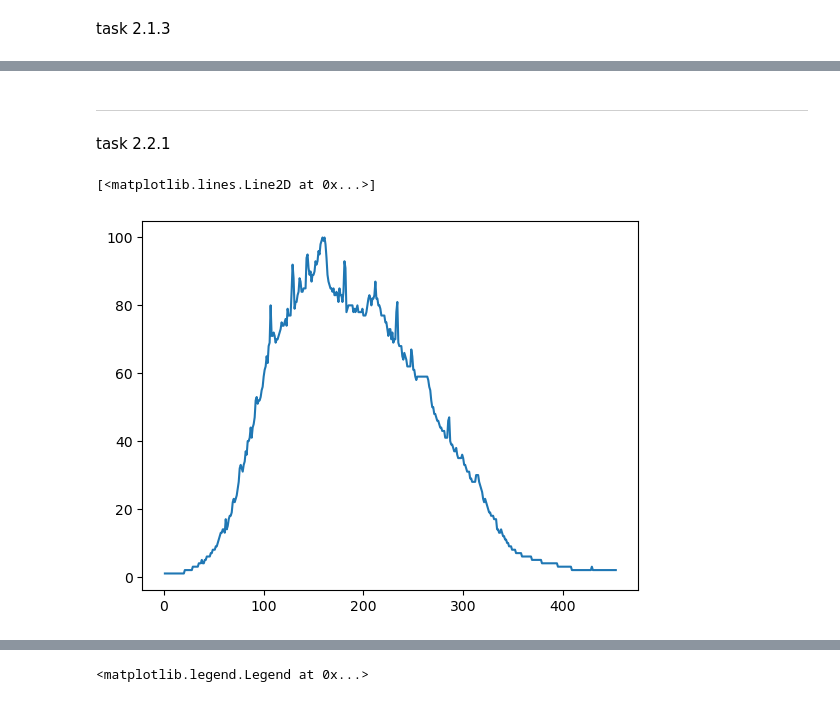
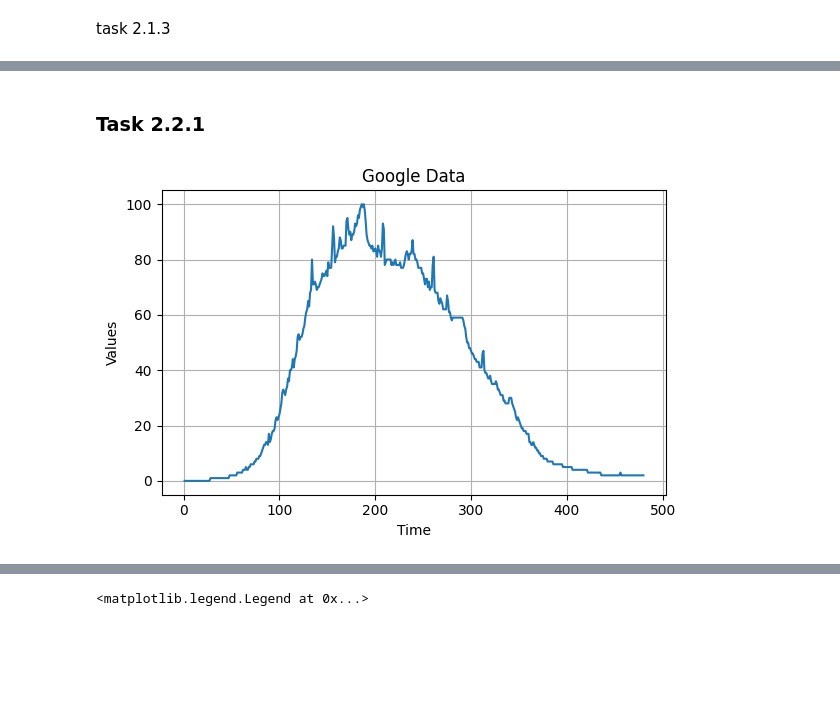
Before and after one commit to FreddieHorn/PoML, a Jupyter notebook: sheet02/PoML_Sheet02.ipynb, the cells around one changed output, grey strips where cells are left out. Cells and saved outputs as stored; diff of their text form; code cells hidden in the pictures; blank space fills up the shorter version.

```diff
--- a/sheet02/PoML_Sheet02.ipynb
+++ b/sheet02/PoML_Sheet02.ipynb
@@ -25,6 +107,6 @@ task 2.1.3
 # %% [markdown]
----
-task 2.2.1
+
+### Task 2.2.1
 # %%
 import numpy as np
 import matplotlib.pyplot as plt
@@ -33,8 +115,18 @@ data = np.genfromtxt('myspace.csv', delimiter=',')
 data = data[:, 1]
 h = np.trim_zeros(data, 'f') #deleting front zeros
 t = np.arange(1, len(h) + 1)
-# %%
-plt.plot(t,h)
-# %% [output]
-[<matplotlib.lines.Line2D at 0x...>]
-[figure, removed]
+# %%
+def plot_data_line(t, h, title='Line Graph'):
+    # Plotting
+    plt.figure(figsize=(6, 4))
+    plt.plot(t, h)
+    plt.title(title)
+    plt.xlabel('Time')
+    plt.ylabel('Values')
+    plt.tight_layout()
+    plt.grid()
+    plt.show()
+# %%
+plot_data_line(np.arange(1, len(data) + 1), data, 'Google Data')
+# %% [output]
+[figure, added]
```
Also changed, not shown: parts of 32 cells of this notebook, 1 other file.
